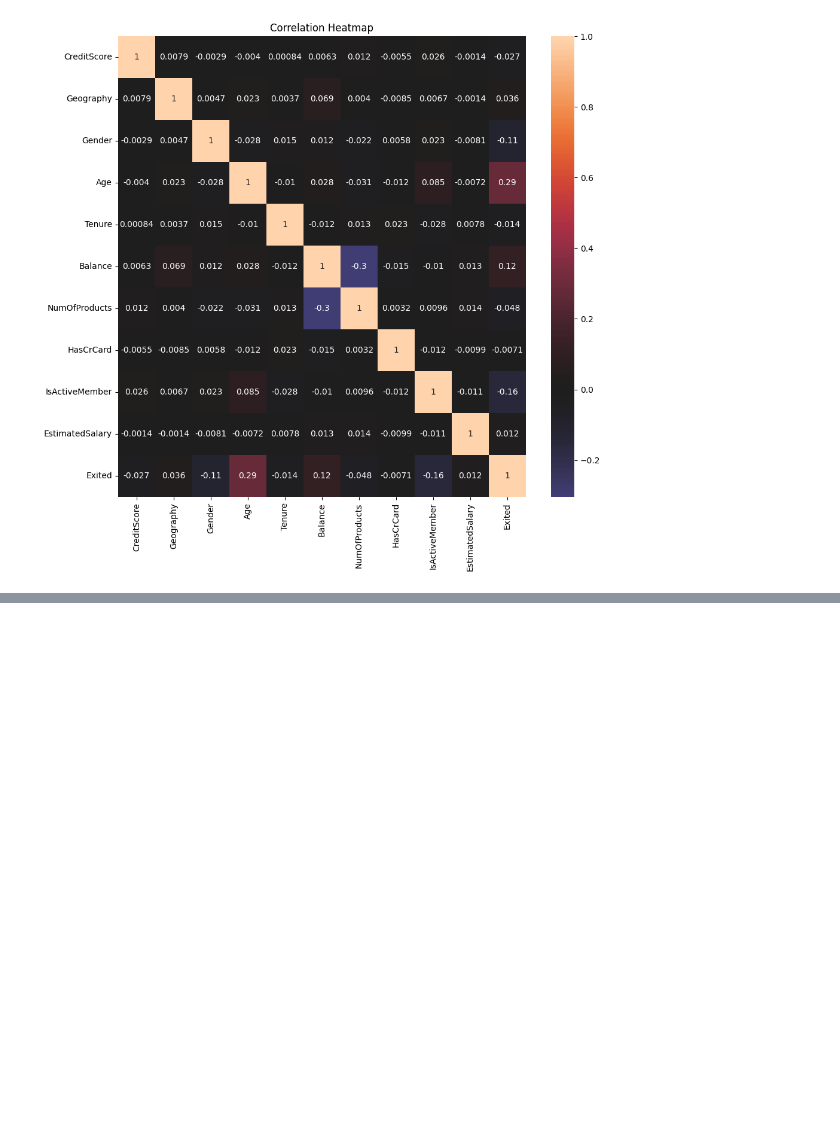
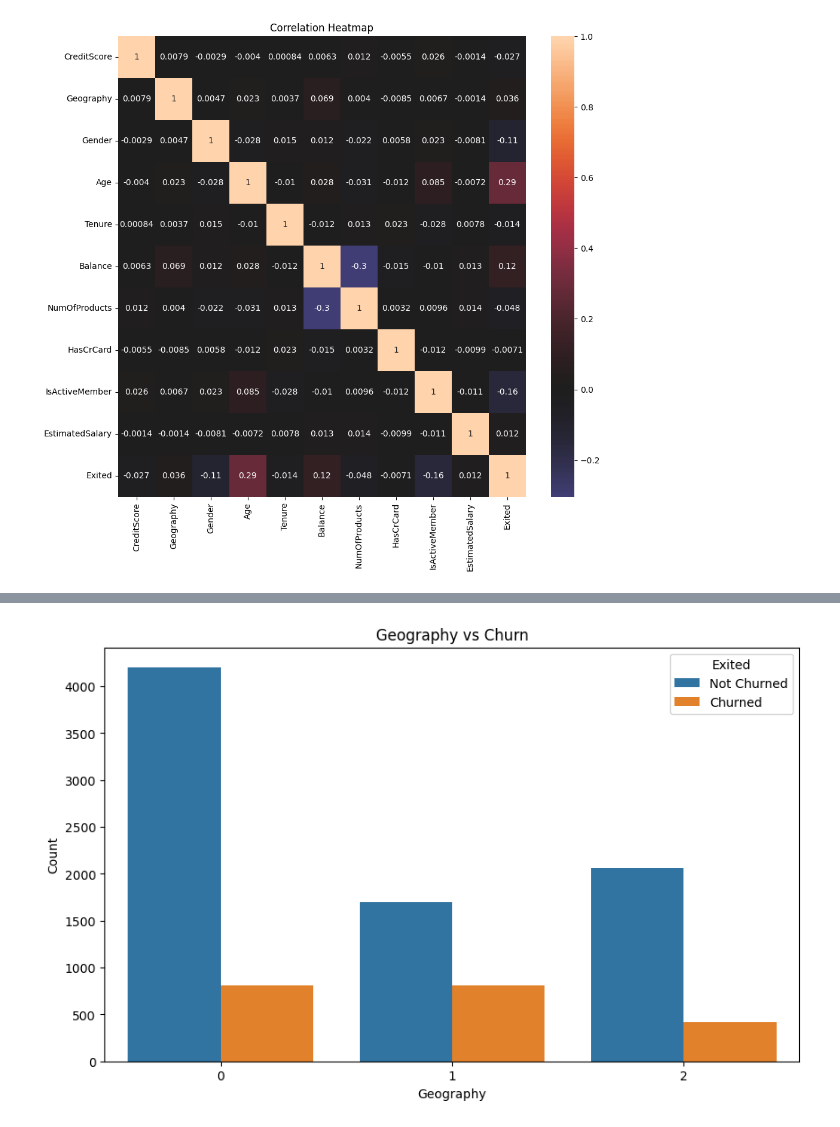
Before and after one commit to Guhan2348519/lab-task, a Jupyter notebook: lab_1_exercise.ipynb, the cells around one changed output, grey strips where cells are left out. Drawn from its saved outputs; the diff is of its cells as text; code cells hidden in the pictures; blank space fills up the shorter version.

```diff
--- a/lab_1_exercise.ipynb
+++ b/lab_1_exercise.ipynb
@@ -300,0 +311,10 @@ plt.show()
+# %%
+plt.figure(figsize=(10, 6))
+sns.countplot(x='Geography', hue='Exited', data=df)
+plt.title('Geography vs Churn')
+plt.xlabel('Geography')
+plt.ylabel('Count')
+plt.legend(title='Exited', labels=['Not Churned', 'Churned'])
+plt.show()
+# %% [output]
+[figure, added]
```
Also changed, not shown: parts of 1 cell of this notebook.
